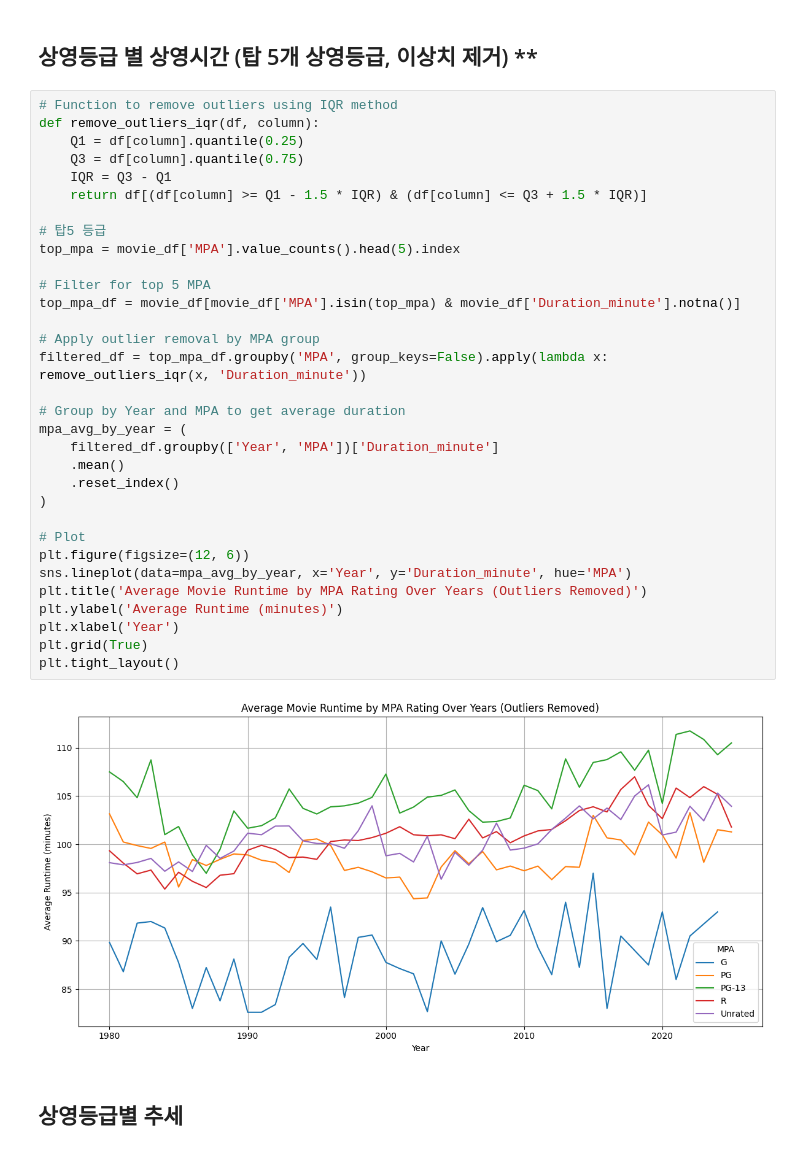
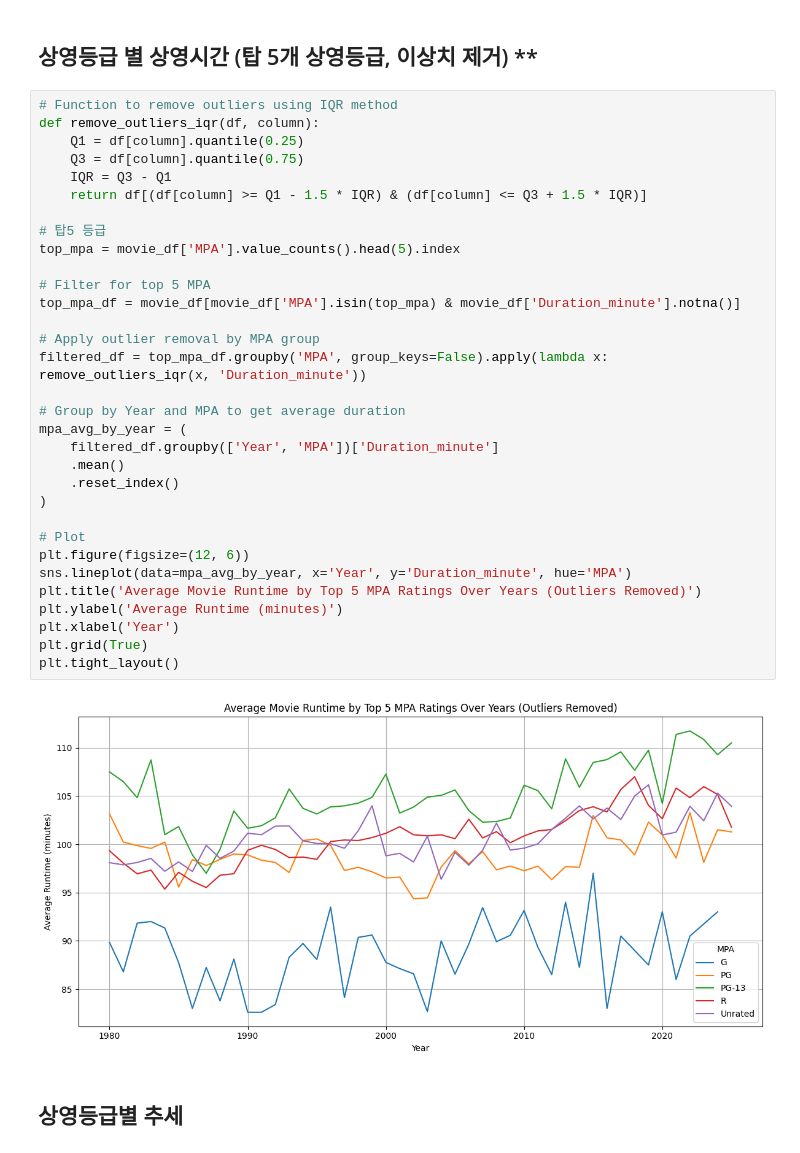
Before and after one commit to Encore-SKN-17/EDA_MINI_1TEAM, a Jupyter notebook: movie_EDA.ipynb, the cells around one changed output. Cells and saved outputs as stored; diff of their text form.

```diff
--- a/movie_EDA.ipynb
+++ b/movie_EDA.ipynb
@@ -242,35 +242,35 @@ Passing `palette` without assigning `hue` is deprecated and will be removed in v
 def remove_outliers_iqr(df, column):
     Q1 = df[column].quantile(0.25)
     Q3 = df[column].quantile(0.75)
     IQR = Q3 - Q1
     return df[(df[column] >= Q1 - 1.5 * IQR) & (df[column] <= Q3 + 1.5 * IQR)]
 
 # 탑5 등급
 top_mpa = movie_df['MPA'].value_counts().head(5).index
 
 # Filter for top 5 MPA
 top_mpa_df = movie_df[movie_df['MPA'].isin(top_mpa) & movie_df['Duration_minute'].notna()]
 
 # Apply outlier removal by MPA group
 filtered_df = top_mpa_df.groupby('MPA', group_keys=False).apply(lambda x: remove_outliers_iqr(x, 'Duration_minute'))
 
 # Group by Year and MPA to get average duration
 mpa_avg_by_year = (
     filtered_df.groupby(['Year', 'MPA'])['Duration_minute']
     .mean()
     .reset_index()
 )
 
 # Plot
 plt.figure(figsize=(12, 6))
 sns.lineplot(data=mpa_avg_by_year, x='Year', y='Duration_minute', hue='MPA')
-plt.title('Average Movie Runtime by MPA Rating Over Years (Outliers Removed)')
+plt.title('Average Movie Runtime by Top 5 MPA Ratings Over Years (Outliers Removed)')
 plt.ylabel('Average Runtime (minutes)')
 plt.xlabel('Year')
 plt.grid(True)
 plt.tight_layout()
 # %% [output]
-[figure, old version]
+[figure, new version]
 # %% [markdown]
 ## 상영등급별  추세
 # %%
```
Also changed, not shown: parts of 7 cells of this notebook, 20 other files.
